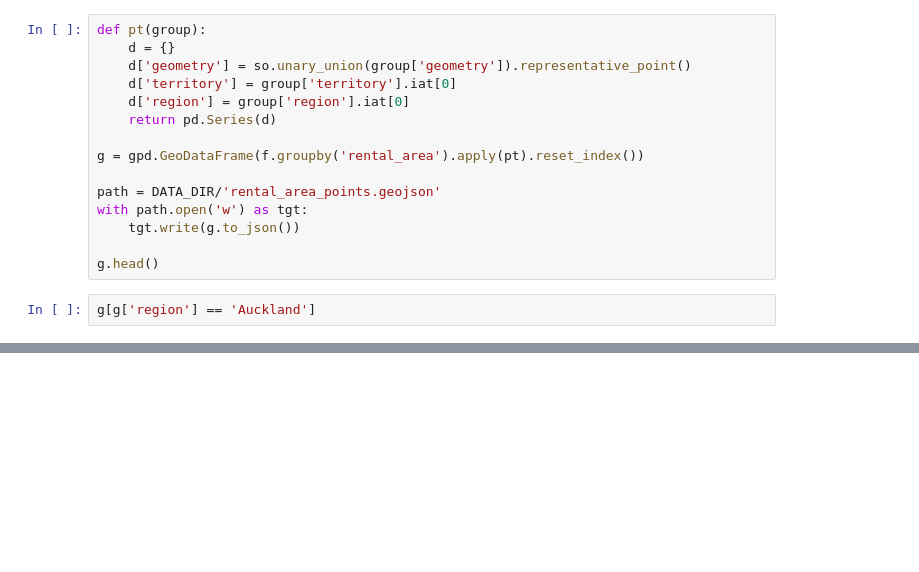
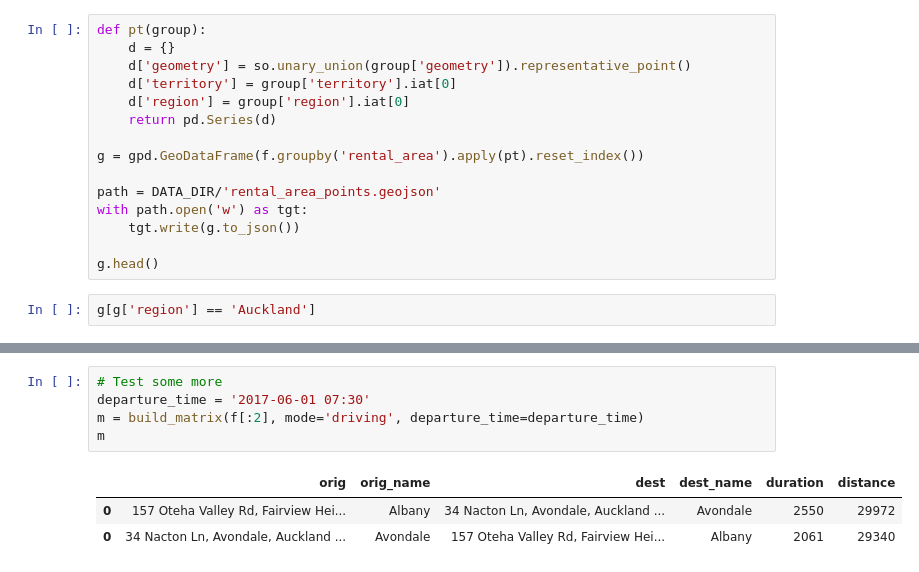
Before and after one commit to araichev/affordability_nz, a Jupyter notebook: ipynb/prototyping.ipynb, the cells around one changed output, grey strips where cells are left out. Saved outputs shown, nothing was run; the diff lists cells and outputs as text; blank space fills up the shorter version.

```diff
--- a/ipynb/prototyping.ipynb
+++ b/ipynb/prototyping.ipynb
@@ -391,0 +431,9 @@ f.head()
+# %%
+# Test some more
+departure_time = '2017-06-01 07:30'
+m = build_matrix(f[:2], mode='driving', departure_time=departure_time)
+m
+# %% [output]
+|  | orig | orig_name | dest | dest_name | duration | distance |
+| 0 | 157 Oteha Valley Rd, Fairview Hei... | Albany | 34 Nacton Ln, Avondale, Auckland ... | Avondale | 2550 | 29972 |
+| 0 | 34 Nacton Ln, Avondale, Auckland ... | Avondale | 157 Oteha Valley Rd, Fairview Hei... | Albany | 2061 | 29340 |
```
Also changed, not shown: parts of 10 cells of this notebook, 9 other files.
